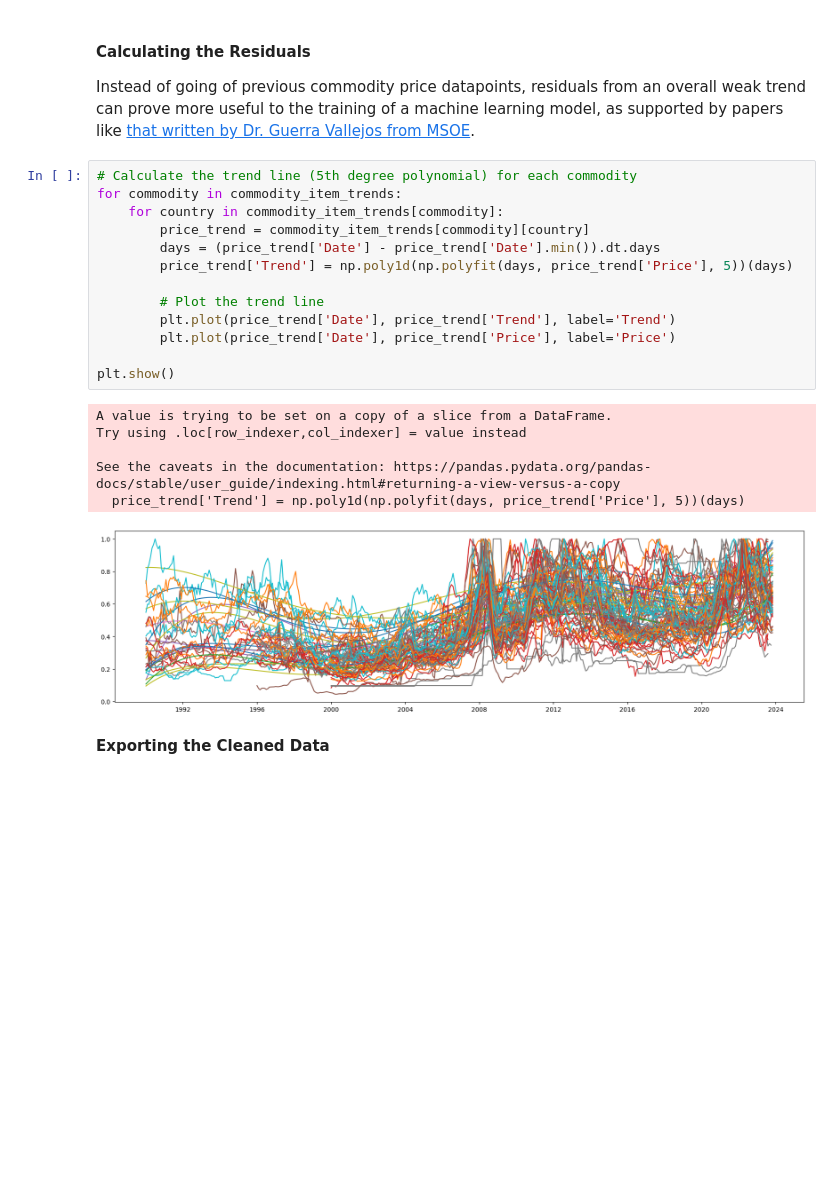
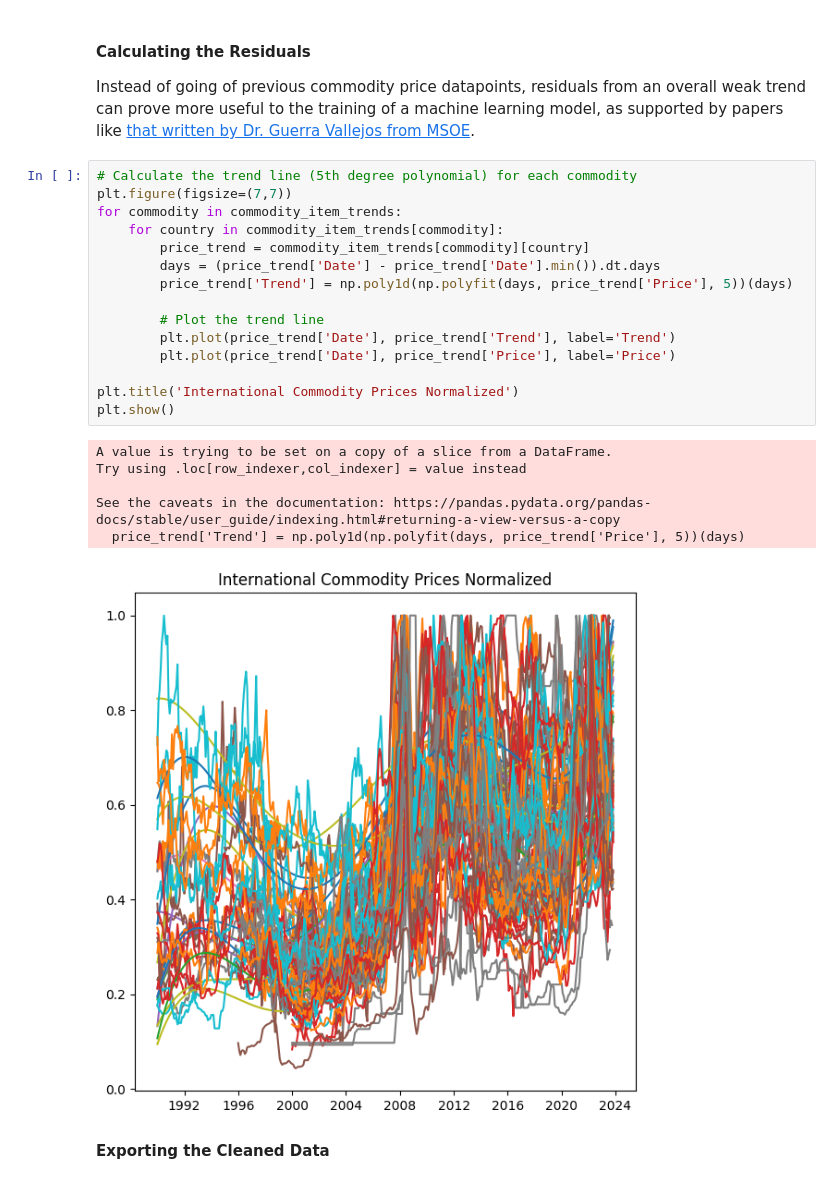
Before and after one commit to Benja-Pauls/Predicting-Commodity-Food-Pricing, a Jupyter notebook: data_analysis.ipynb, the cells around one changed output. Cells and saved outputs as stored; diff of their text form; blank space fills up the shorter version.

```diff
--- a/data_analysis.ipynb
+++ b/data_analysis.ipynb
@@ -410,24 +422,26 @@ dict_keys(['Maize (Up River)', 'Wheat (12%', 'Meat: Bovine (Cow 90CL to US', 'Me
 Instead of going of previous commodity price datapoints, residuals from an overall weak trend can prove more useful to the training of a machine learning model, as supported by papers like [that written by Dr. Guerra Vallejos from MSOE](https://scholar.google.com/citations?view_op=view_citation&hl=en&user=6FYxkMwAAAAJ&citation_for_view=6FYxkMwAAAAJ:zYLM7Y9cAGgC).
 # %%
 # Calculate the trend line (5th degree polynomial) for each commodity
+plt.figure(figsize=(7,7))
 for commodity in commodity_item_trends:
     for country in commodity_item_trends[commodity]:
         price_trend = commodity_item_trends[commodity][country]
         days = (price_trend['Date'] - price_trend['Date'].min()).dt.days
         price_trend['Trend'] = np.poly1d(np.polyfit(days, price_trend['Price'], 5))(days)
 
         # Plot the trend line
         plt.plot(price_trend['Date'], price_trend['Trend'], label='Trend')
         plt.plot(price_trend['Date'], price_trend['Price'], label='Price')
 
+plt.title('International Commodity Prices Normalized')
 plt.show()
 # %% [output]
 A value is trying to be set on a copy of a slice from a DataFrame.
 Try using .loc[row_indexer,col_indexer] = value instead
 
 See the caveats in the documentation: https://pandas.pydata.org/pandas-docs/stable/user_guide/indexing.html#returning-a-view-versus-a-copy
   price_trend['Trend'] = np.poly1d(np.polyfit(days, price_trend['Price'], 5))(days)
-[figure, old version]
+[figure, new version]
 # %% [markdown]
 **Exporting the Cleaned Data**
 # %%
```
Also changed, not shown: parts of 5 cells of this notebook, 3 other files.
